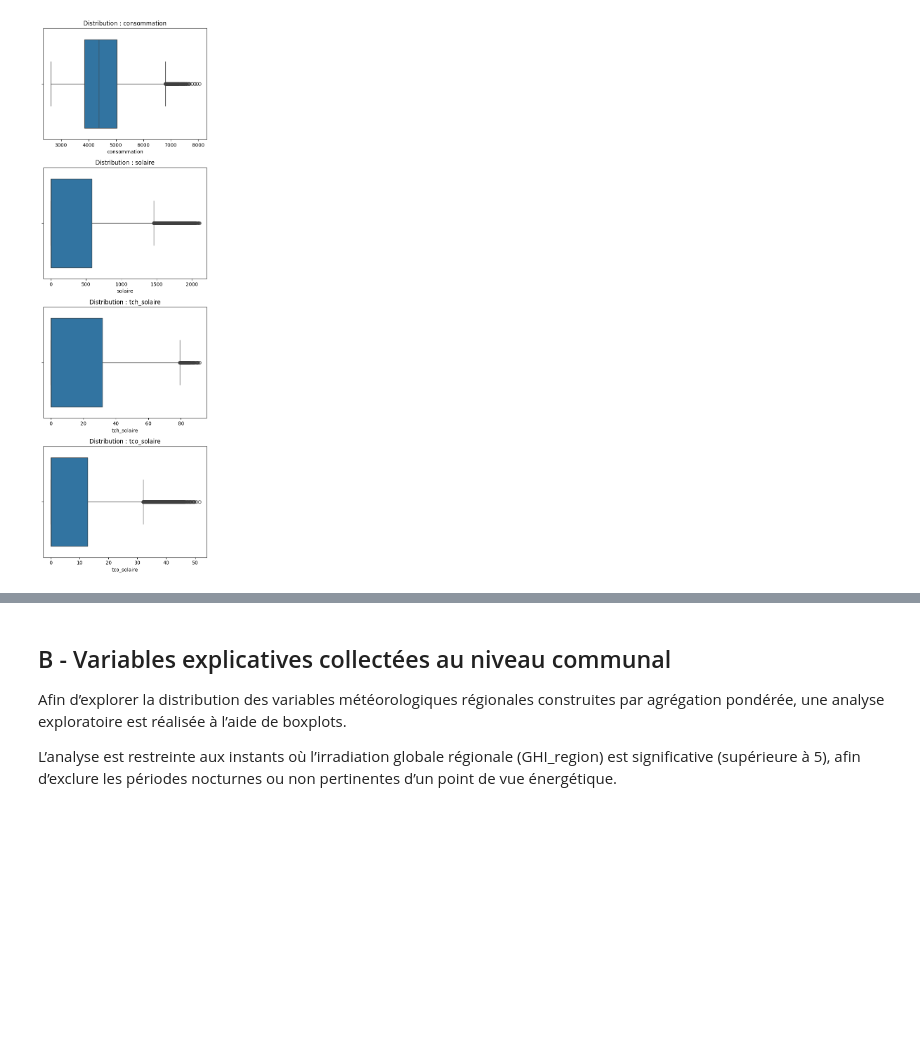
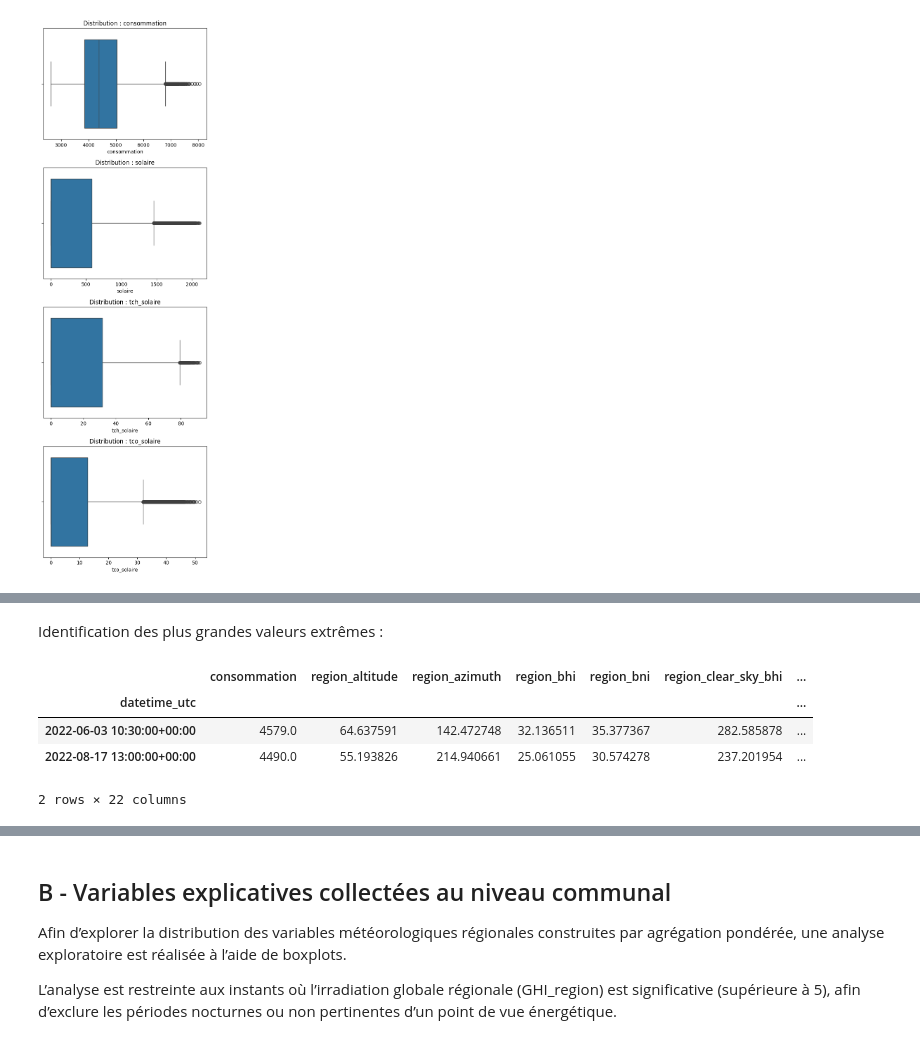
Before and after one commit to Math2935/aug25cds_variabilite, a Jupyter notebook: notebooks/03_Analyse_exploratoire/03_analyse_02_exploration_detaillee.ipynb, the cells around one changed output, grey strips where cells are left out. Saved outputs shown, nothing was run; the diff lists cells and outputs as text; code cells hidden in the pictures; blank space fills up the shorter version.

```diff
--- a/notebooks/03_Analyse_exploratoire/03_analyse_02_exploration_detaillee.ipynb
+++ b/notebooks/03_Analyse_exploratoire/03_analyse_02_exploration_detaillee.ipynb
@@ -173,0 +183,10 @@ plt.show()
+# %% [markdown]
+Identification des plus grandes valeurs extrêmes :
+# %%
+display(df[df['target']>20])
+# %% [output]
+|  | consommation | region_altitude | region_azimuth | region_bhi | region_bni | region_clear_sky_bhi | ... |
+| datetime_utc |  |  |  |  |  |  | ... |
+| 2022-06-03 10:30:00+00:00 | 4579.0 | 64.637591 | 142.472748 | 32.136511 | 35.377367 | 282.585878 | ... |
+| 2022-08-17 13:00:00+00:00 | 4490.0 | 55.193826 | 214.940661 | 25.061055 | 30.574278 | 237.201954 | ... |
+2 rows × 22 columns
```
Also changed, not shown: parts of 6 cells of this notebook, 6 other files.
